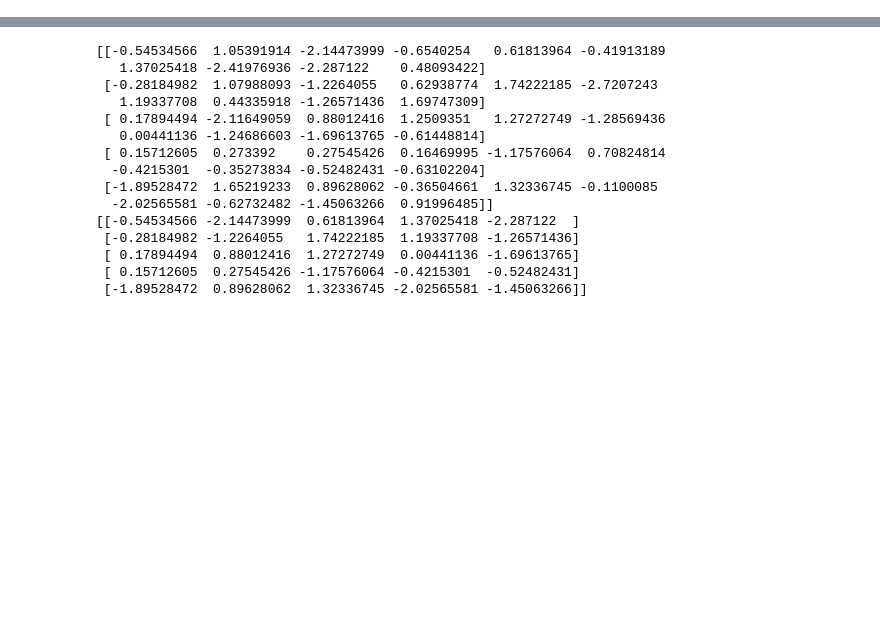
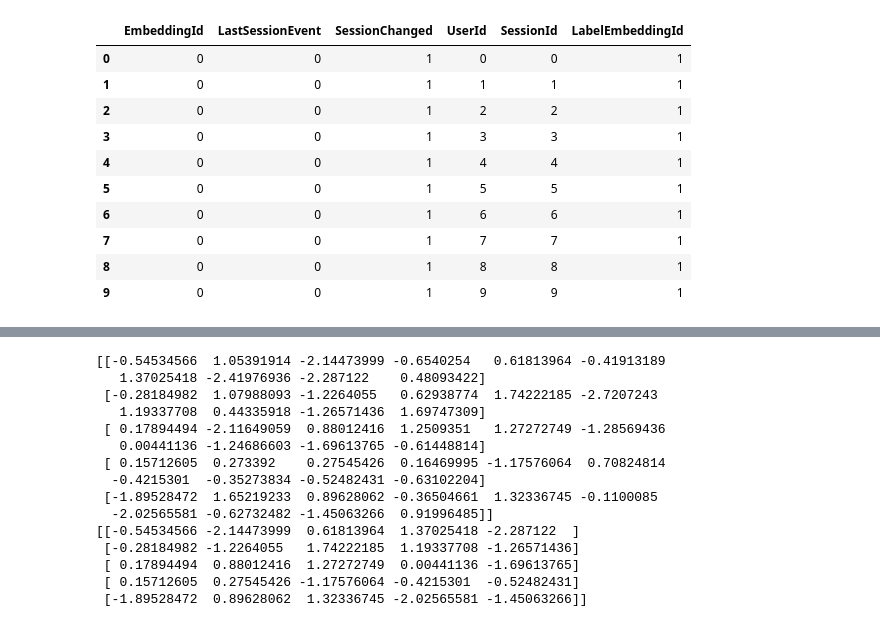
Before and after one commit to muyajil/ethz-msc-thesis, a Jupyter notebook: code/playground.ipynb, the cells around one changed output, grey strips where cells are left out. Drawn from its saved outputs; the diff is of its cells as text; code cells hidden in the pictures; blank space fills up the shorter version.

```diff
--- a/code/playground.ipynb
+++ b/code/playground.ipynb
@@ -4,0 +6,19 @@ from functools import partial
+# %%
+df = pd.read_csv('synthetic_dataset.csv')
+# %%
+dfgrp = df.groupby('LabelEmbeddingId')
+
+batch = dfgrp.get_group(1)
+batch
+# %% [output]
+|  | EmbeddingId | LastSessionEvent | SessionChanged | UserId | SessionId | LabelEmbeddingId |
+| 0 | 0 | 0 | 1 | 0 | 0 | 1 |
+| 1 | 0 | 0 | 1 | 1 | 1 | 1 |
+| 2 | 0 | 0 | 1 | 2 | 2 | 1 |
+| 3 | 0 | 0 | 1 | 3 | 3 | 1 |
+| 4 | 0 | 0 | 1 | 4 | 4 | 1 |
+| 5 | 0 | 0 | 1 | 5 | 5 | 1 |
+| 6 | 0 | 0 | 1 | 6 | 6 | 1 |
+| 7 | 0 | 0 | 1 | 7 | 7 | 1 |
+| 8 | 0 | 0 | 1 | 8 | 8 | 1 |
+| 9 | 0 | 0 | 1 | 9 | 9 | 1 |
```
Also changed, not shown: parts of 3 cells of this notebook, 2 other files.
